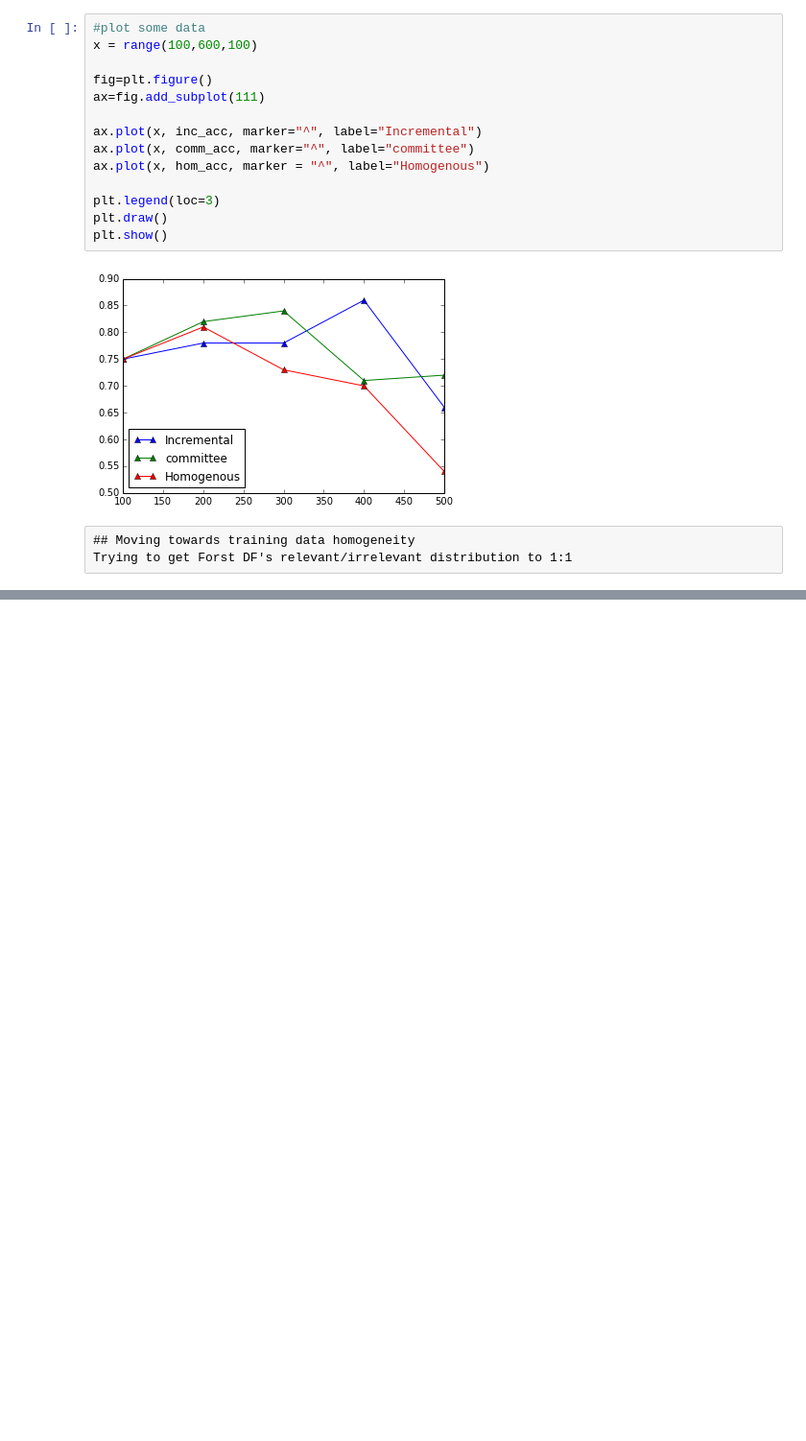
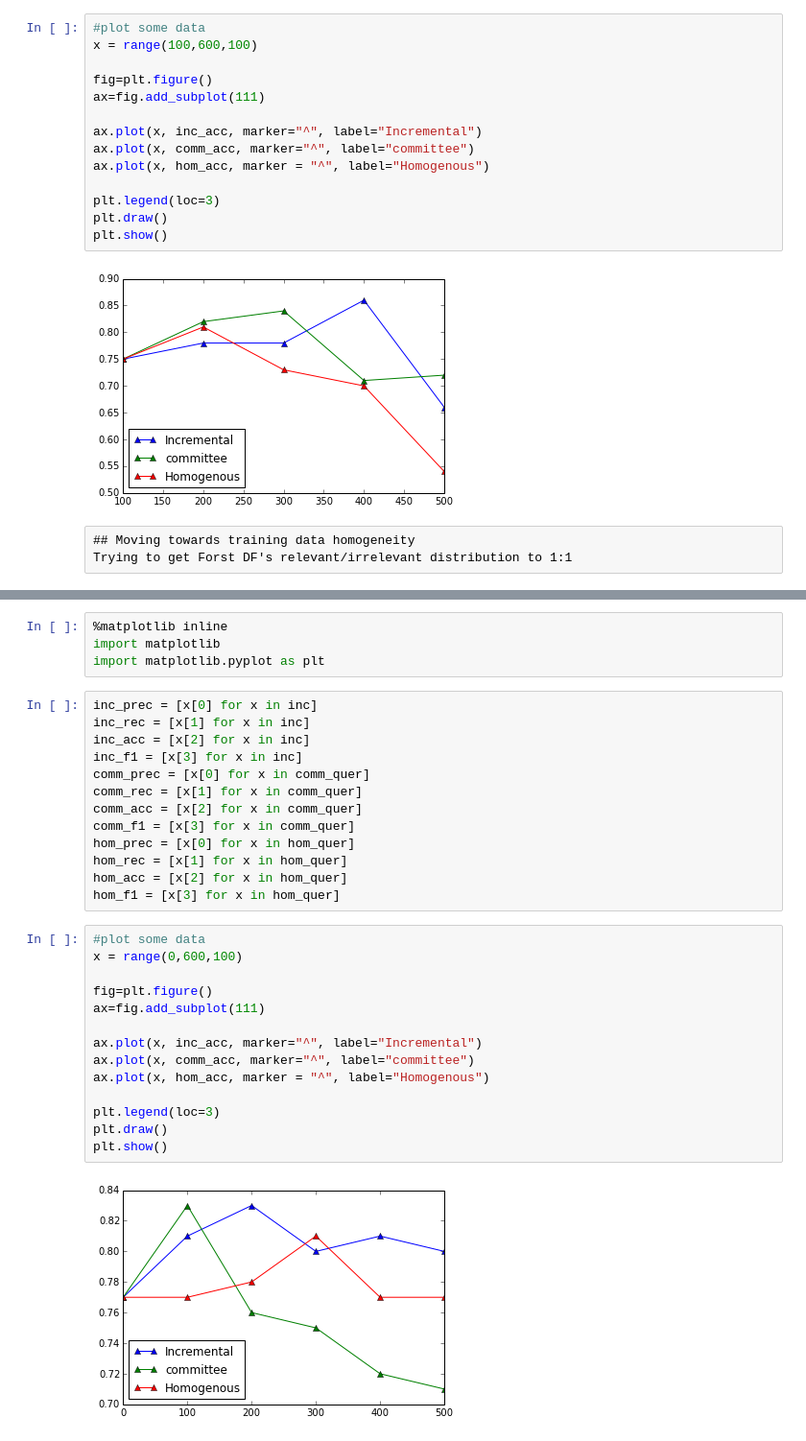
Before and after one commit to xingfanxia/comps_ediscovery, a Jupyter notebook: kimj4_exps/incremental.ipynb, the cells around one changed output, grey strips where cells are left out. Shown at 96% size. Saved outputs shown, nothing was run; the diff lists cells and outputs as text; blank space fills up the shorter version.

Commit message:
added plots for 32-90-70 testing for all three of the incrementing schemes

```diff
--- a/kimj4_exps/incremental.ipynb
+++ b/kimj4_exps/incremental.ipynb
@@ -285,0 +362,33 @@ homogenous_increment()
+# %%
+%matplotlib inline
+import matplotlib
+import matplotlib.pyplot as plt
+# %%
+inc_prec = [x[0] for x in inc]
+inc_rec = [x[1] for x in inc]
+inc_acc = [x[2] for x in inc]
+inc_f1 = [x[3] for x in inc]
+comm_prec = [x[0] for x in comm_quer]
+comm_rec = [x[1] for x in comm_quer]
+comm_acc = [x[2] for x in comm_quer]
+comm_f1 = [x[3] for x in comm_quer]
+hom_prec = [x[0] for x in hom_quer]
+hom_rec = [x[1] for x in hom_quer]
+hom_acc = [x[2] for x in hom_quer]
+hom_f1 = [x[3] for x in hom_quer]
+# %%
+#plot some data
+x = range(0,600,100)
+
+fig=plt.figure()
+ax=fig.add_subplot(111)
+
+ax.plot(x, inc_acc, marker="^", label="Incremental")
+ax.plot(x, comm_acc, marker="^", label="committee")
+ax.plot(x, hom_acc, marker = "^", label="Homogenous")
+
+plt.legend(loc=3)
+plt.draw()
+plt.show()
+# %% [output]
+[figure, added]
```
Also changed, not shown: parts of 12 cells of this notebook.
